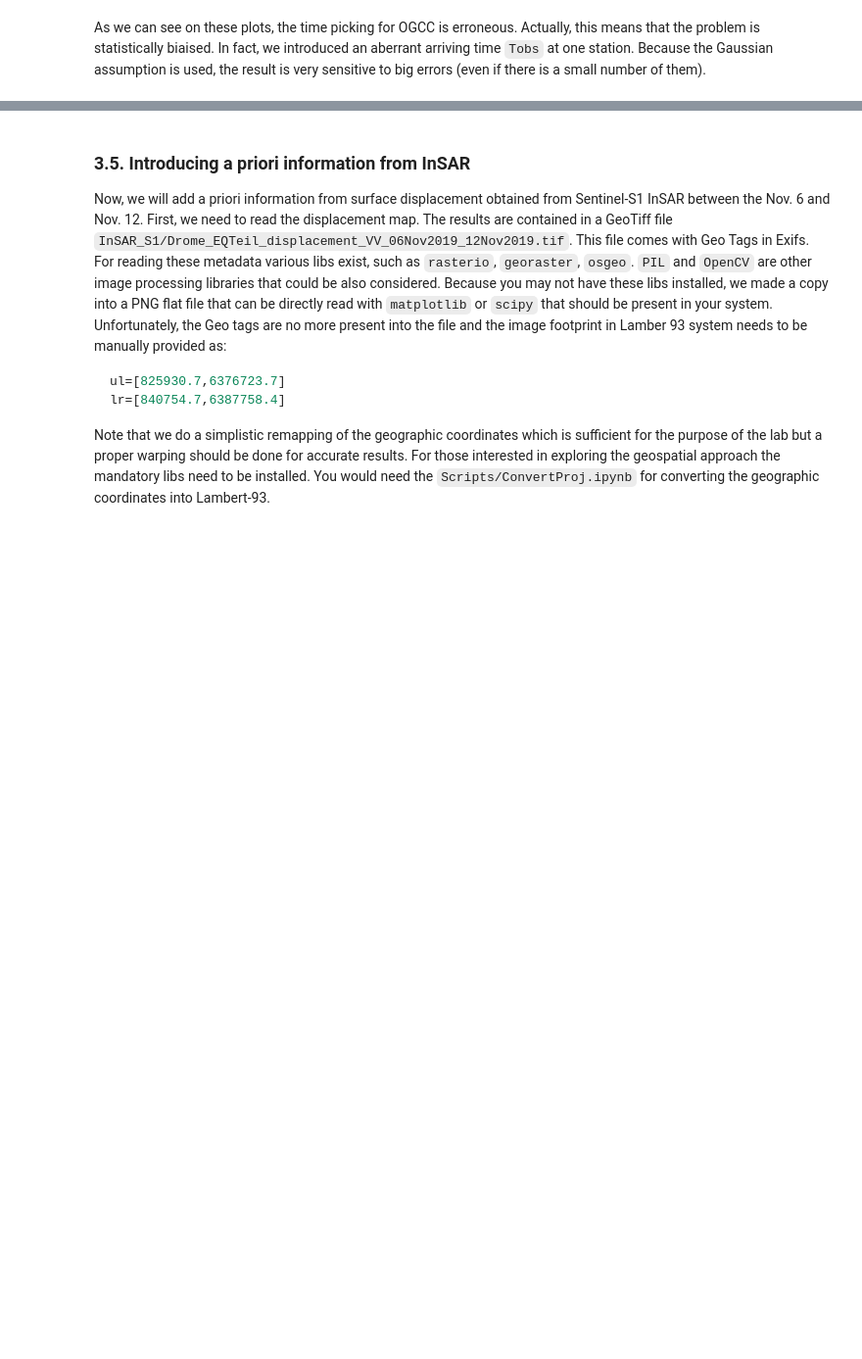
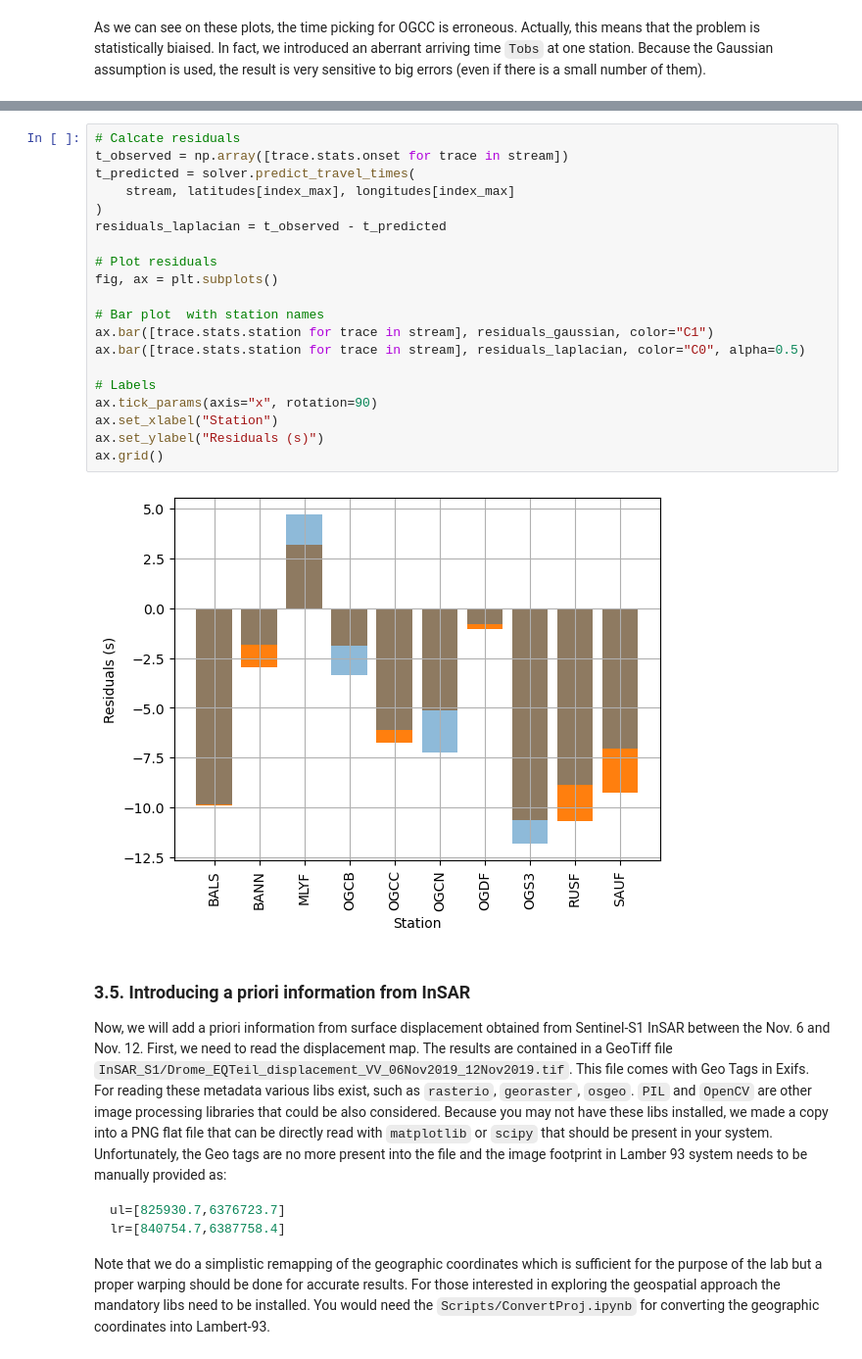
Before and after one commit to leonard-seydoux/earth-data-science, a Jupyter notebook: labs/2_epicenter/epicenter_solution.ipynb, the cells around one changed output, grey strips where cells are left out. Shown at 98% size. Saved outputs shown, nothing was run; the diff lists cells and outputs as text; blank space fills up the shorter version.

```diff
--- a/labs/2_epicenter/epicenter_solution.ipynb
+++ b/labs/2_epicenter/epicenter_solution.ipynb
@@ -448,3 +484,25 @@ Accounting for a more robust model, the inversion is somewhat less biaised and t
+# %%
+# Calcate residuals
+t_observed = np.array([trace.stats.onset for trace in stream])
+t_predicted = solver.predict_travel_times(
+    stream, latitudes[index_max], longitudes[index_max]
+)
+residuals_laplacian = t_observed - t_predicted
+
+# Plot residuals
+fig, ax = plt.subplots()
+
+# Bar plot  with station names
+ax.bar([trace.stats.station for trace in stream], residuals_gaussian, color="C1")
+ax.bar([trace.stats.station for trace in stream], residuals_laplacian, color="C0", alpha=0.5)
+
+# Labels
+ax.tick_params(axis="x", rotation=90)
+ax.set_xlabel("Station")
+ax.set_ylabel("Residuals (s)")
+ax.grid()
+# %% [output]
+[figure, added]
 # %% [markdown]
 ### 3.5. Introducing a priori information from InSAR
 
```
Also changed, not shown: parts of 15 cells of this notebook, 2 other files.
